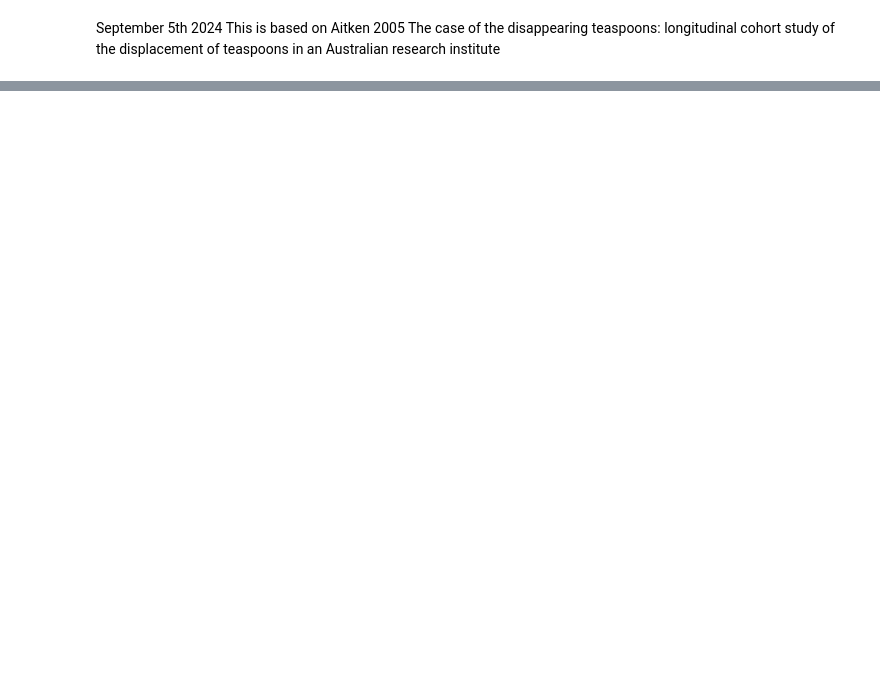
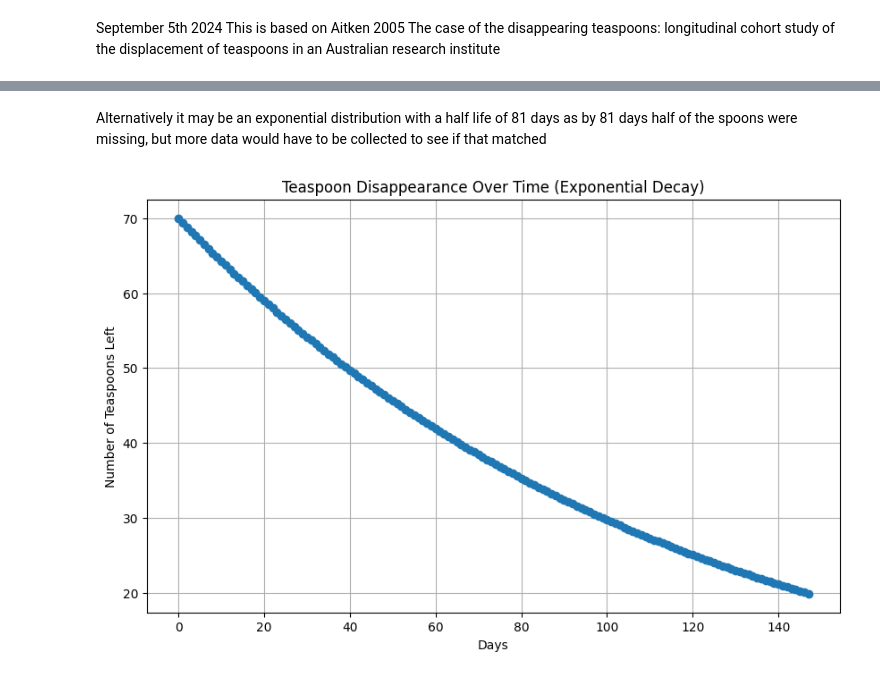
Before and after one commit to hansgura/NGG6050, a Jupyter notebook: Simulating_the_case_of_the_missing_spoons.ipynb, the cells around one changed output, grey strips where cells are left out. Saved outputs shown, nothing was run; the diff lists cells and outputs as text; code cells hidden in the pictures; blank space fills up the shorter version.

Commit message:
Created using Colab September 5th 2024

```diff
--- a/Simulating_the_case_of_the_missing_spoons.ipynb
+++ b/Simulating_the_case_of_the_missing_spoons.ipynb
@@ -37,0 +43,26 @@ plt.show()
+# %% [markdown]
+Alternatively it may be an exponential distribution with a half life of 81 days as by 81 days half of the spoons were missing, but more data would have to be collected to see if that matched
+# %%
+
+# Parameters
+initial_teaspoons = 70  # Starting number of teaspoons
+half_life = 81  # Half-life of teaspoons in days
+days = 147  # Duration of the study in days
+
+# Calculate the decay constant k based on the half-life
+k = np.log(2) / half_life
+
+# Simulate the number of teaspoons left over time using exponential decay
+time = np.arange(0, days + 1)
+teaspoons_left = initial_teaspoons * np.exp(-k * time)
+
+# Plot the results
+plt.figure(figsize=(10,6))
+plt.plot(time, teaspoons_left, marker='o')
+plt.title('Teaspoon Disappearance Over Time (Exponential Decay)')
+plt.xlabel('Days')
+plt.ylabel('Number of Teaspoons Left')
+plt.grid(True)
+plt.show()
+# %% [output]
+[figure, added]
```
Also changed, not shown: parts of 2 cells of this notebook.
